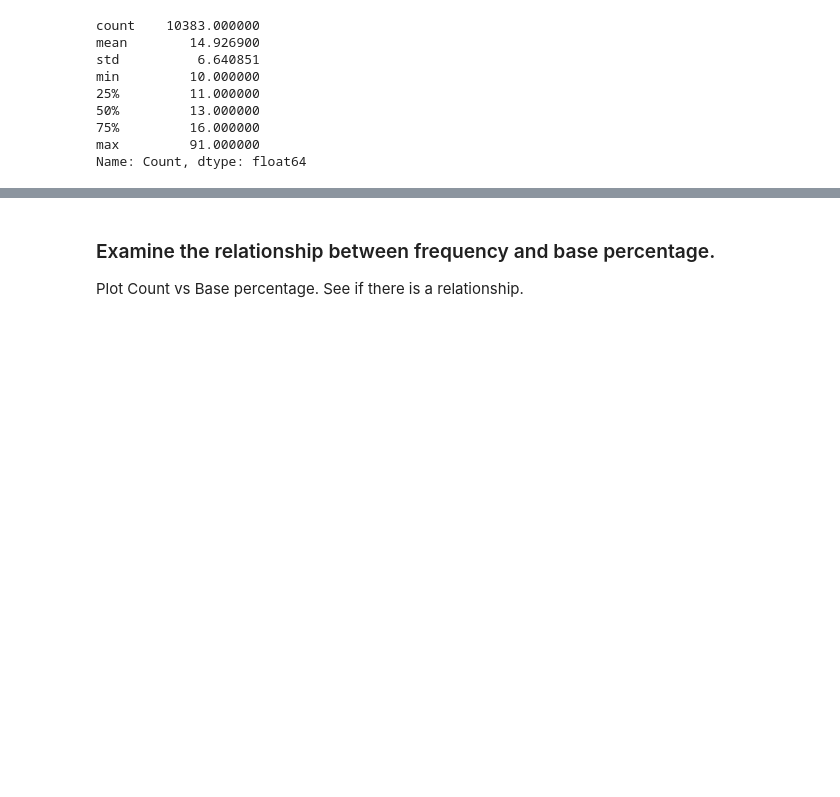
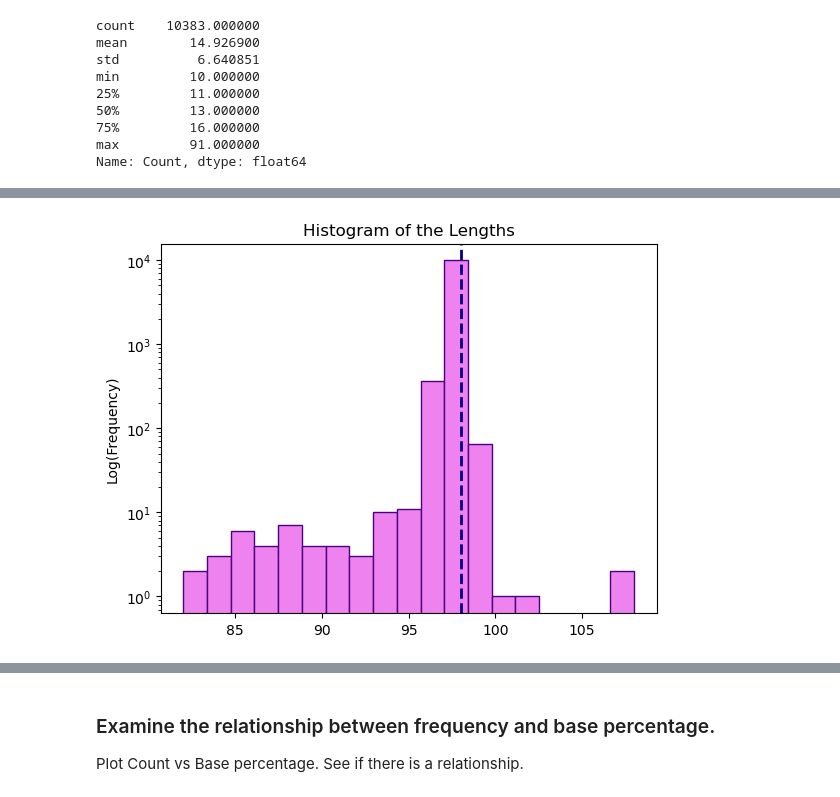
Before and after one commit to sheisroot/pH-sequence-design, a Jupyter notebook: Code/pH-EDA.ipynb, the cells around one changed output, grey strips where cells are left out. Saved outputs shown, nothing was run; the diff lists cells and outputs as text; code cells hidden in the pictures; blank space fills up the shorter version.

```diff
--- a/Code/pH-EDA.ipynb
+++ b/Code/pH-EDA.ipynb
@@ -138,0 +186,10 @@ Name: Count, dtype: float64
+# %%
+bins = np.linspace(82, 108, 20)
+plt.hist(df['Length'], color='violet', bins=bins, edgecolor='indigo')
+plt.title('Histogram of the Lengths')
+plt.yscale('log')
+plt.ylabel('Log(Frequency)')
+plt.axvline(x=98, color='navy', linestyle='--', linewidth=2, label='98 bp')
+plt.show()
+# %% [output]
+[figure, added]
```
Also changed, not shown: parts of 31 cells of this notebook.
